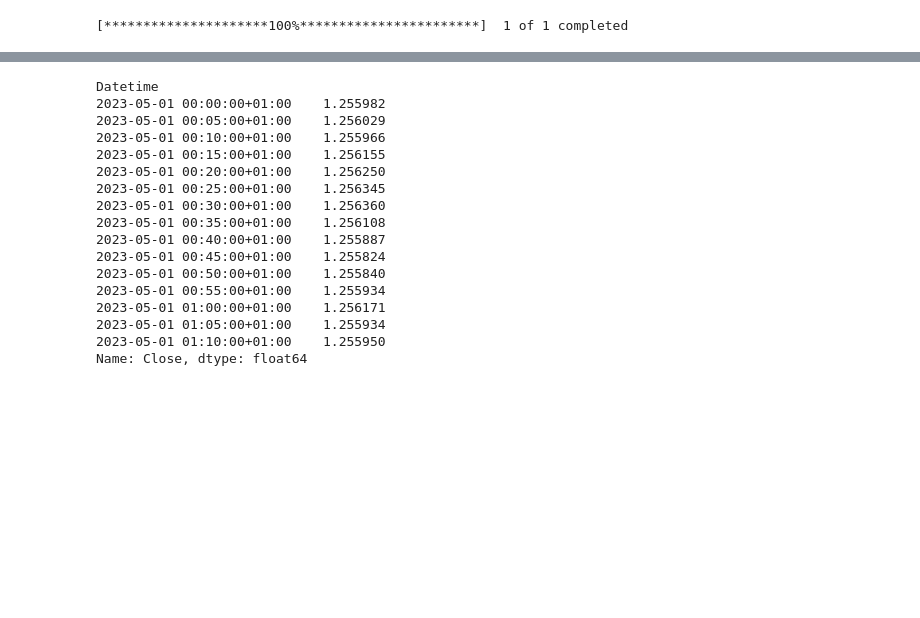
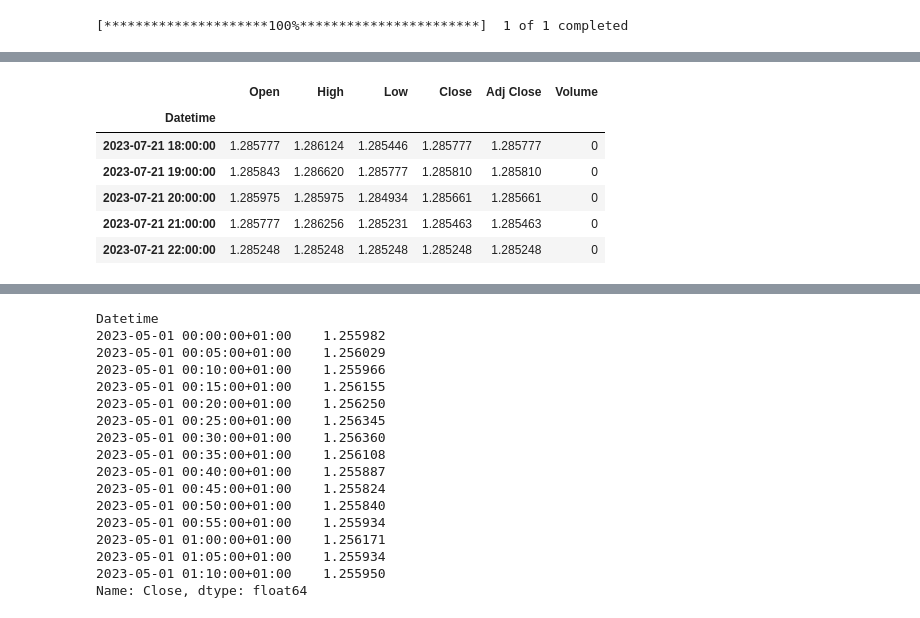
Before and after one commit to drjjjm18/rl-forex-trading, a Jupyter notebook: data.ipynb, the cells around one changed output, grey strips where cells are left out. Saved outputs shown, nothing was run; the diff lists cells and outputs as text; code cells hidden in the pictures; blank space fills up the shorter version.

```diff
--- a/data.ipynb
+++ b/data.ipynb
@@ -39 +11,11 @@ len(df)
+# %%
+df.tail()
+# %% [output]
+|  | Open | High | Low | Close | Adj Close | Volume |
+| Datetime |  |  |  |  |  |  |
+| 2023-07-21 18:00:00 | 1.285777 | 1.286124 | 1.285446 | 1.285777 | 1.285777 | 0 |
+| 2023-07-21 19:00:00 | 1.285843 | 1.286620 | 1.285777 | 1.285810 | 1.285810 | 0 |
+| 2023-07-21 20:00:00 | 1.285975 | 1.285975 | 1.284934 | 1.285661 | 1.285661 | 0 |
+| 2023-07-21 21:00:00 | 1.285777 | 1.286256 | 1.285231 | 1.285463 | 1.285463 | 0 |
+| 2023-07-21 22:00:00 | 1.285248 | 1.285248 | 1.285248 | 1.285248 | 1.285248 | 0 |
 # %%
```
Also changed, not shown: parts of 25 cells of this notebook, 4 other files.
